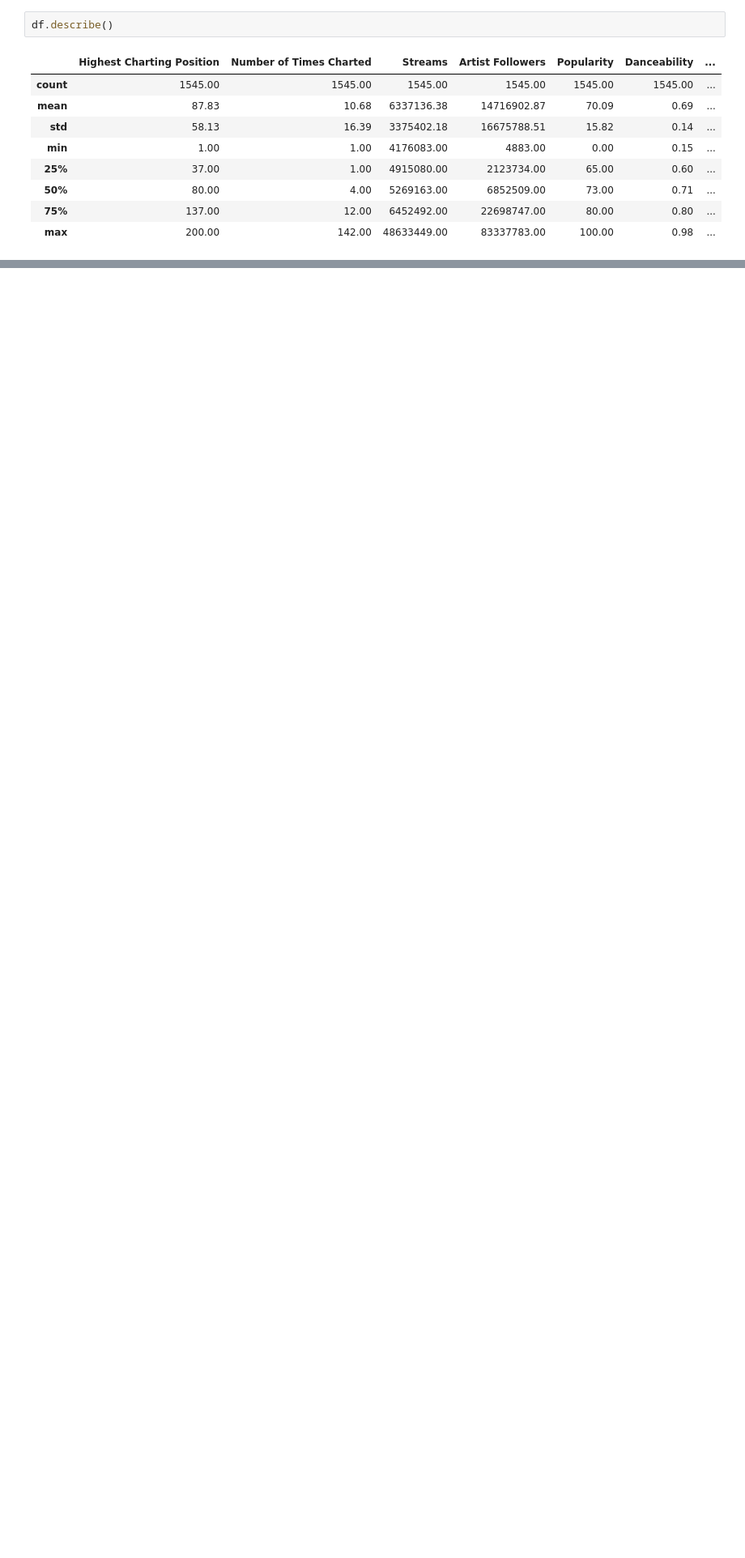
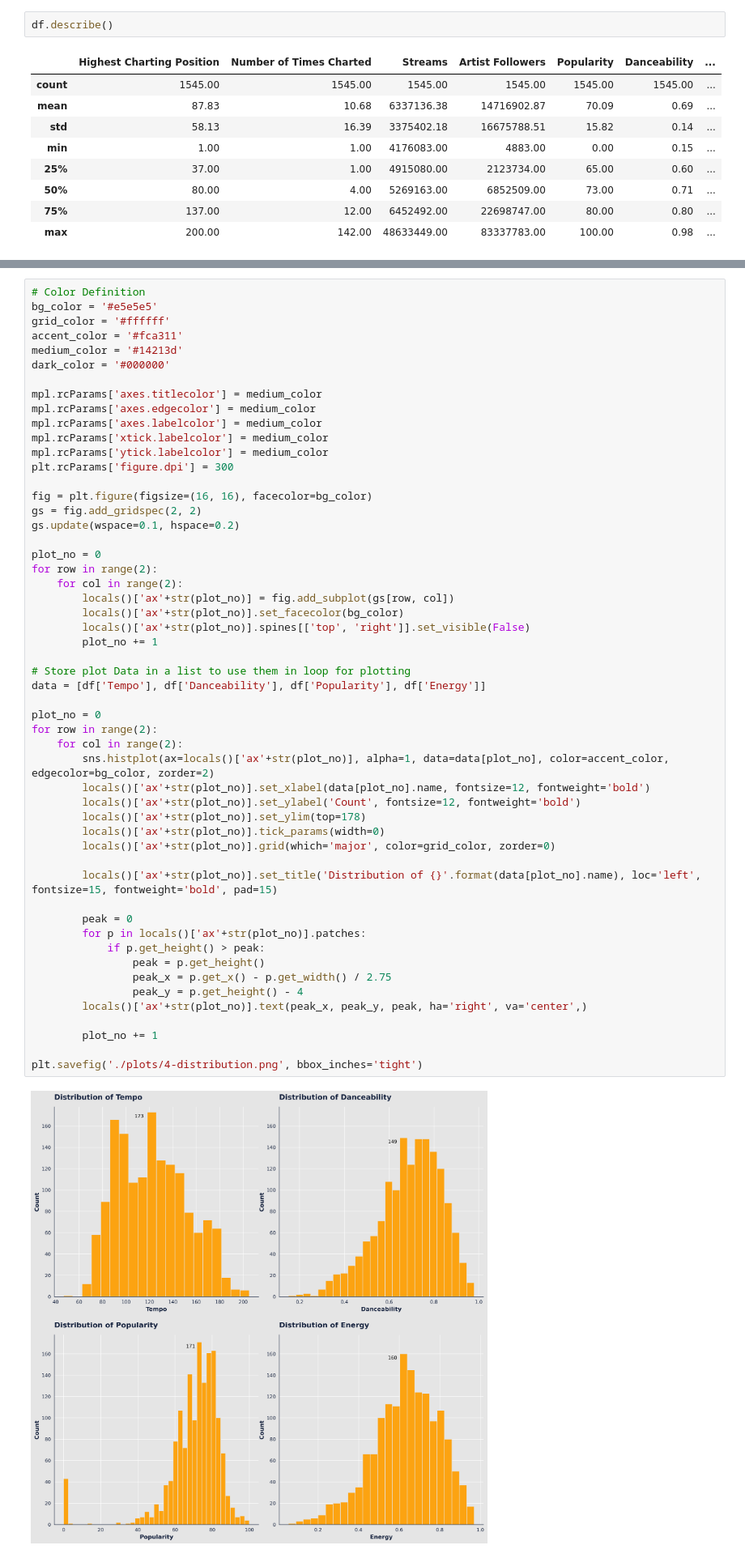
Before and after one commit to tannd-ds/ds-practice, a Jupyter notebook: spotify-top200-2021/spotify-EDA.ipynb, the cells around one changed output, grey strips where cells are left out. Shown: that part at 81% size. Saved outputs shown, nothing was run; the diff lists cells and outputs as text; blank space fills up the shorter version.

Commit message:
10/09/2021 spotify-top200-2021 visulization w histogram

```diff
--- a/spotify-top200-2021/spotify-EDA.ipynb
+++ b/spotify-top200-2021/spotify-EDA.ipynb
@@ -173,0 +184,55 @@ df.describe()
+# %%
+# Color Definition
+bg_color = '#e5e5e5'
+grid_color = '#ffffff'
+accent_color = '#fca311'
+medium_color = '#14213d'
+dark_color = '#000000'
+
+mpl.rcParams['axes.titlecolor'] = medium_color
+mpl.rcParams['axes.edgecolor'] = medium_color
+mpl.rcParams['axes.labelcolor'] = medium_color
+mpl.rcParams['xtick.labelcolor'] = medium_color
+mpl.rcParams['ytick.labelcolor'] = medium_color
+plt.rcParams['figure.dpi'] = 300
+
+fig = plt.figure(figsize=(16, 16), facecolor=bg_color)
+gs = fig.add_gridspec(2, 2)
+gs.update(wspace=0.1, hspace=0.2)
+
+plot_no = 0
+for row in range(2):
+    for col in range(2):
+        locals()['ax'+str(plot_no)] = fig.add_subplot(gs[row, col])
+        locals()['ax'+str(plot_no)].set_facecolor(bg_color)
+        locals()['ax'+str(plot_no)].spines[['top', 'right']].set_visible(False)
+        plot_no += 1
+
+# Store plot Data in a list to use them in loop for plotting
+data = [df['Tempo'], df['Danceability'], df['Popularity'], df['Energy']]
+
+plot_no = 0
+for row in range(2):
+    for col in range(2):
+        sns.histplot(ax=locals()['ax'+str(plot_no)], alpha=1, data=data[plot_no], color=accent_color, edgecolor=bg_color, zorder=2)
+        locals()['ax'+str(plot_no)].set_xlabel(data[plot_no].name, fontsize=12, fontweight='bold')
+        locals()['ax'+str(plot_no)].set_ylabel('Count', fontsize=12, fontweight='bold')
+        locals()['ax'+str(plot_no)].set_ylim(top=178)
+        locals()['ax'+str(plot_no)].tick_params(width=0)
+        locals()['ax'+str(plot_no)].grid(which='major', color=grid_color, zorder=0)
+
+        locals()['ax'+str(plot_no)].set_title('Distribution of {}'.format(data[plot_no].name), loc='left', fontsize=15, fontweight='bold', pad=15)
+
+        peak = 0
+        for p in locals()['ax'+str(plot_no)].patches:
+            if p.get_height() > peak:
+                peak = p.get_height()
+                peak_x = p.get_x() - p.get_width() / 2.75
+                peak_y = p.get_height() - 4
+        locals()['ax'+str(plot_no)].text(peak_x, peak_y, peak, ha='right', va='center',)
+
+        plot_no += 1
+
+plt.savefig('./plots/4-distribution.png', bbox_inches='tight')
+# %% [output]
+[figure, added]
```
Also changed, not shown: parts of 6 cells of this notebook, 2 other files.
